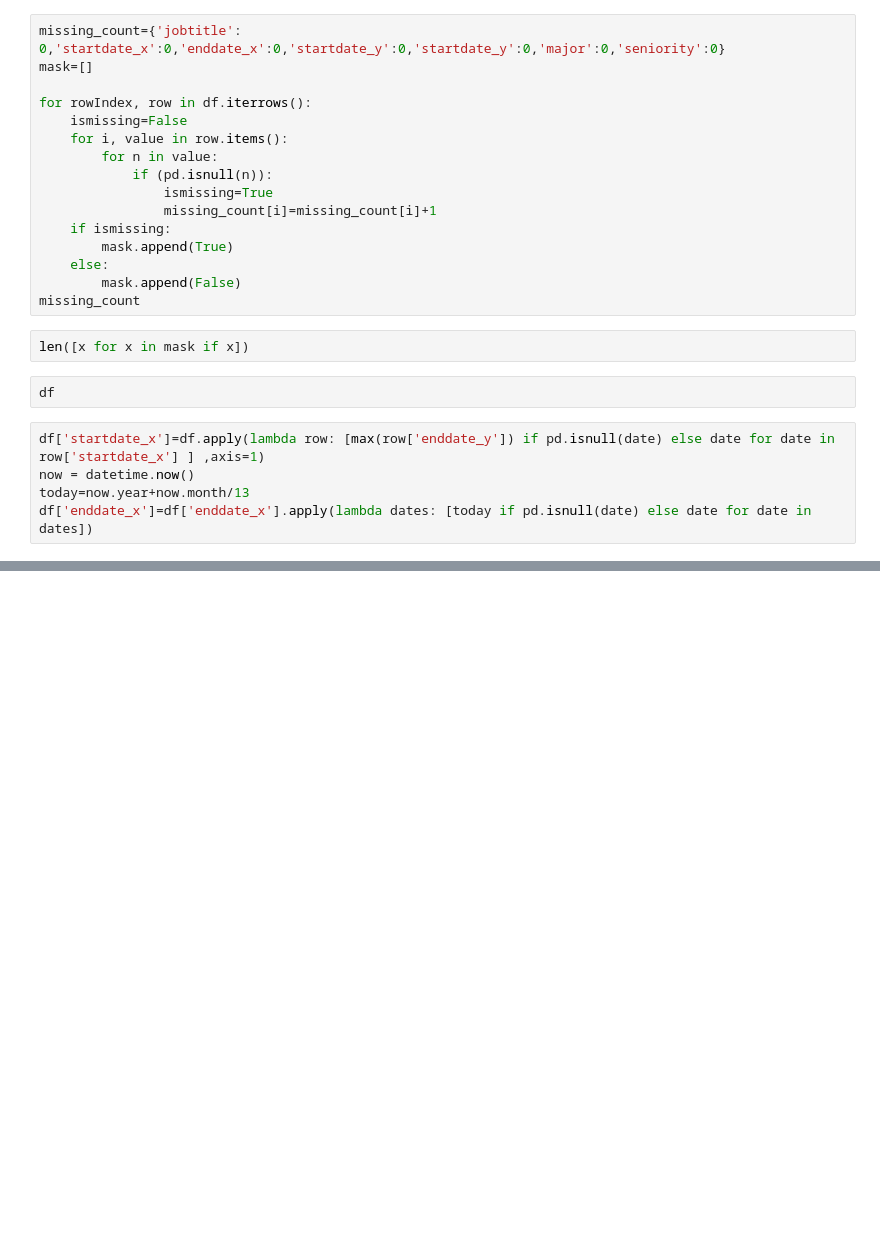
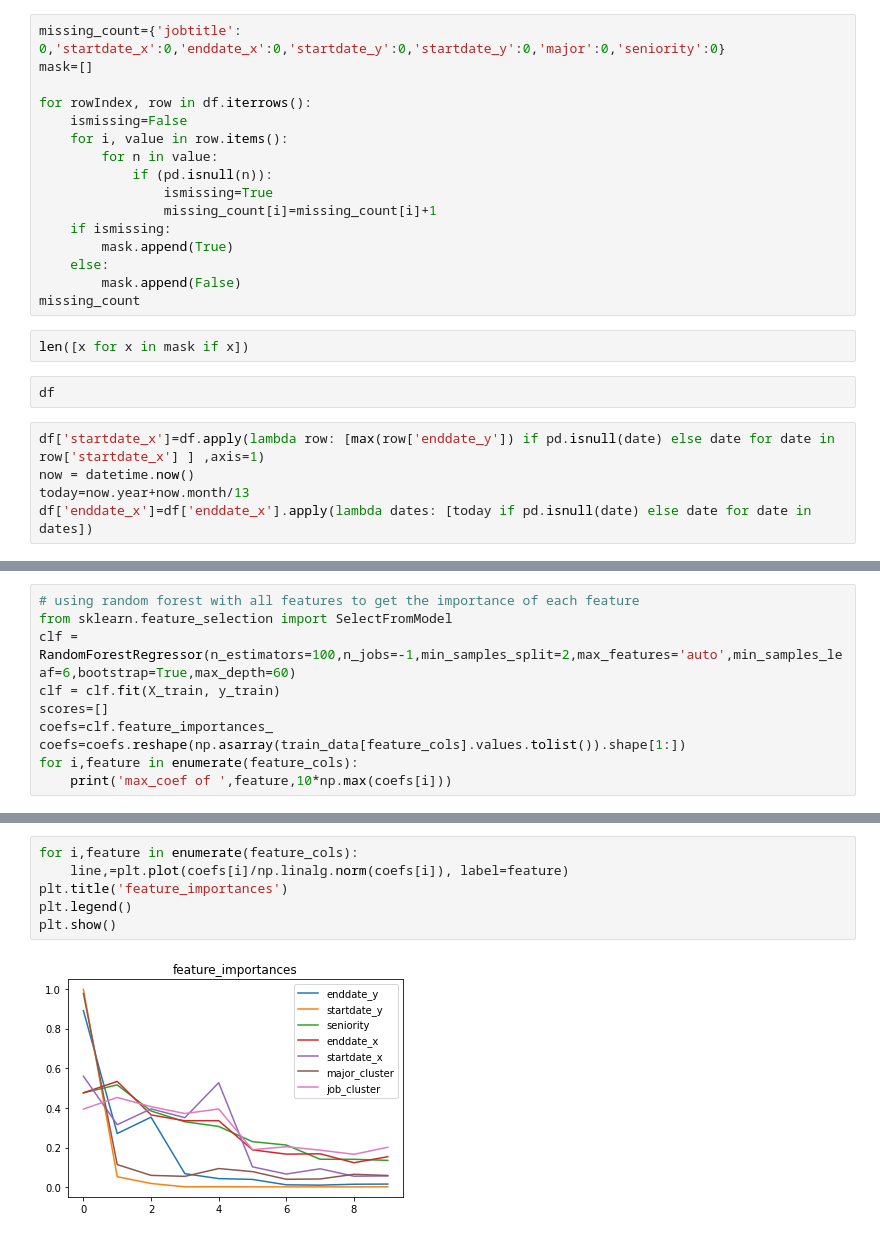
Before and after one commit to anhvung/revelio, a Jupyter notebook: Revelio Labs NLP.ipynb, the cells around one changed output, grey strips where cells are left out. Saved outputs shown, nothing was run; the diff lists cells and outputs as text; blank space fills up the shorter version.

```diff
--- a/Revelio Labs NLP.ipynb
+++ b/Revelio Labs NLP.ipynb
@@ -1124,0 +876,10 @@ df['enddate_x']=df['enddate_x'].apply(lambda dates: [today if pd.isnull(date) el
+# %%
+# using random forest with all features to get the importance of each feature
+from sklearn.feature_selection import SelectFromModel
+clf = RandomForestRegressor(n_estimators=100,n_jobs=-1,min_samples_split=2,max_features='auto',min_samples_leaf=6,bootstrap=True,max_depth=60)
+clf = clf.fit(X_train, y_train)
+scores=[]
+coefs=clf.feature_importances_
+coefs=coefs.reshape(np.asarray(train_data[feature_cols].values.tolist()).shape[1:])
+for i,feature in enumerate(feature_cols):
+    print('max_coef of ',feature,10*np.max(coefs[i]))
@@ -1124,0 +898,8 @@ df['enddate_x']=df['enddate_x'].apply(lambda dates: [today if pd.isnull(date) el
+# %%
+for i,feature in enumerate(feature_cols):
+    line,=plt.plot(coefs[i]/np.linalg.norm(coefs[i]), label=feature)
+plt.title('feature_importances')
+plt.legend()
+plt.show()
+# %% [output]
+[figure, added]
```
Also changed, not shown: parts of 107 cells of this notebook.
